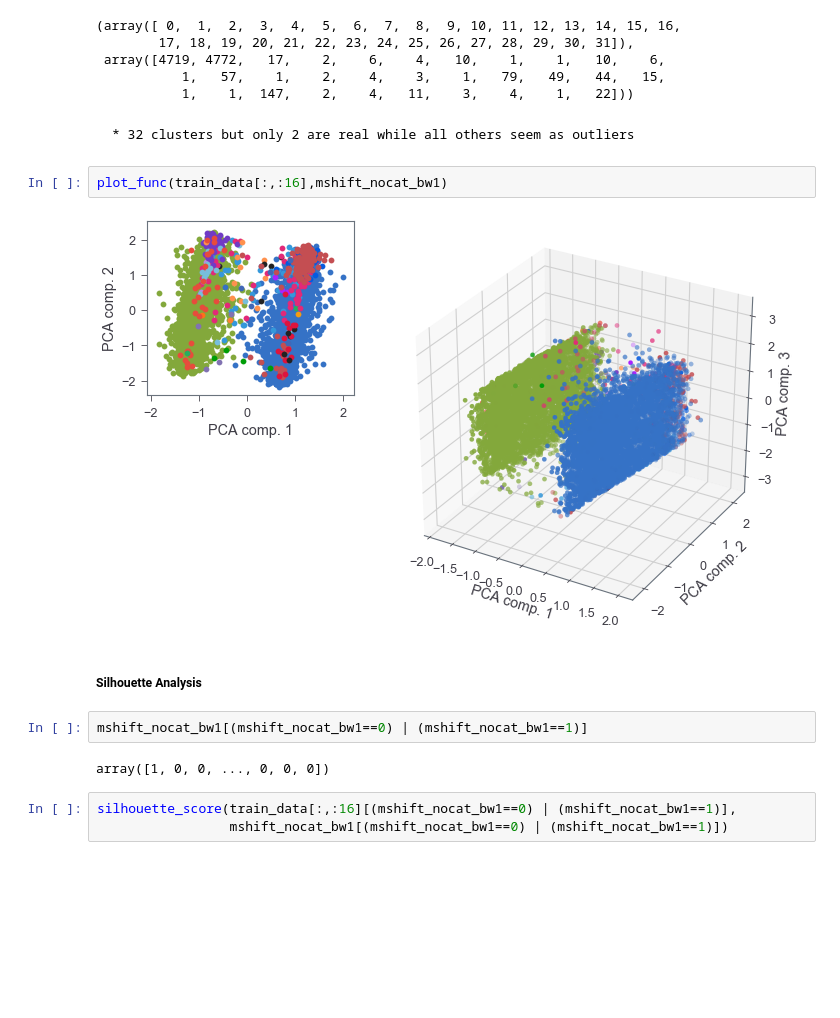
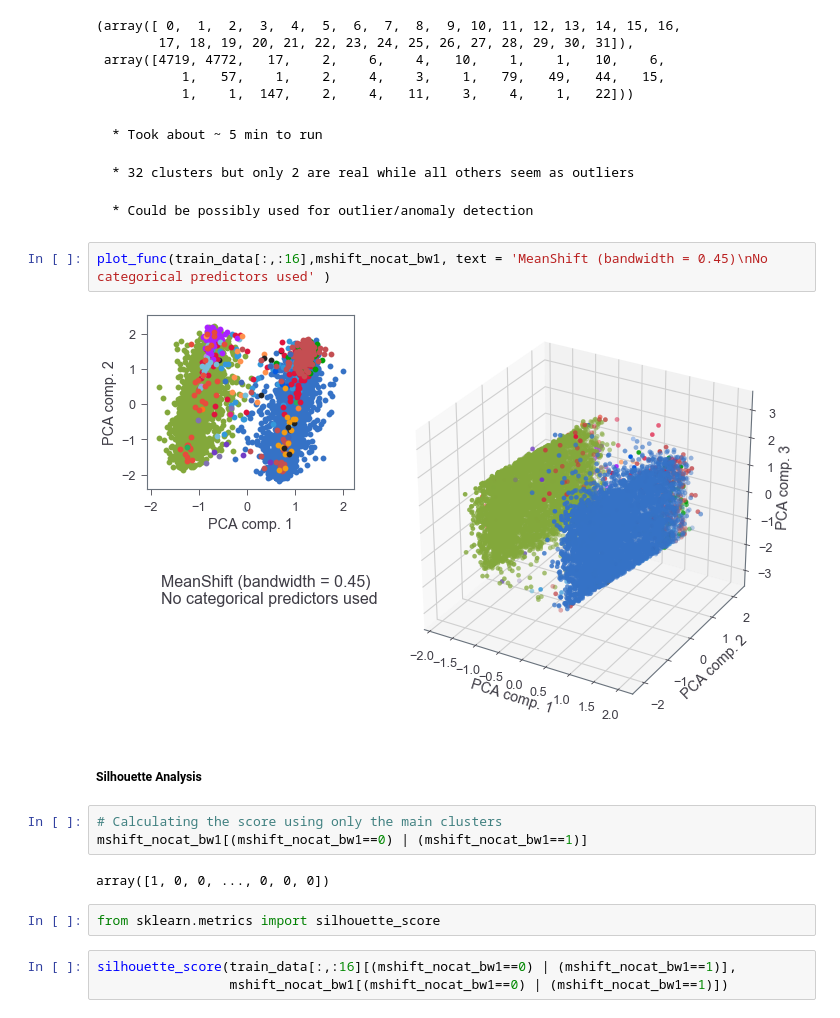
Before and after one commit to sameervk/Unsupervised_ML_of_Z_boson_decay, a Jupyter notebook: Zee-decay_MeanShift_v1.ipynb, the cells around one changed output. Saved outputs shown, nothing was run; the diff lists cells and outputs as text; blank space fills up the shorter version.

```diff
--- a/Zee-decay_MeanShift_v1.ipynb
+++ b/Zee-decay_MeanShift_v1.ipynb
@@ -145,17 +158,24 @@ np.unique(mshift_nocat_bw1, return_counts=True)
            1,   57,    1,    2,    4,    3,    1,   79,   49,   44,   15,
            1,    1,  147,    2,    4,   11,    3,    4,    1,   22]))
 # %% [markdown]
+    * Took about ~ 5 min to run
+
     * 32 clusters but only 2 are real while all others seem as outliers
+
+    * Could be possibly used for outlier/anomaly detection
 # %%
-plot_func(train_data[:,:16],mshift_nocat_bw1)
+plot_func(train_data[:,:16],mshift_nocat_bw1, text = 'MeanShift (bandwidth = 0.45)\nNo categorical predictors used' )
 # %% [output]
-[figure, old version]
+[figure, new version]
 # %% [markdown]
 ##### Silhouette Analysis
-# %%
-mshift_nocat_bw1[(mshift_nocat_bw1==0) | (mshift_nocat_bw1==1)]
-# %% [output]
-array([1, 0, 0, ..., 0, 0, 0])
+# %%
+# Calculating the score using only the main clusters
+mshift_nocat_bw1[(mshift_nocat_bw1==0) | (mshift_nocat_bw1==1)]
+# %% [output]
+array([1, 0, 0, ..., 0, 0, 0])
+# %%
+from sklearn.metrics import silhouette_score
 # %%
 silhouette_score(train_data[:,:16][(mshift_nocat_bw1==0) | (mshift_nocat_bw1==1)],
                  mshift_nocat_bw1[(mshift_nocat_bw1==0) | (mshift_nocat_bw1==1)])
```
Also changed, not shown: parts of 205 cells of this notebook.
